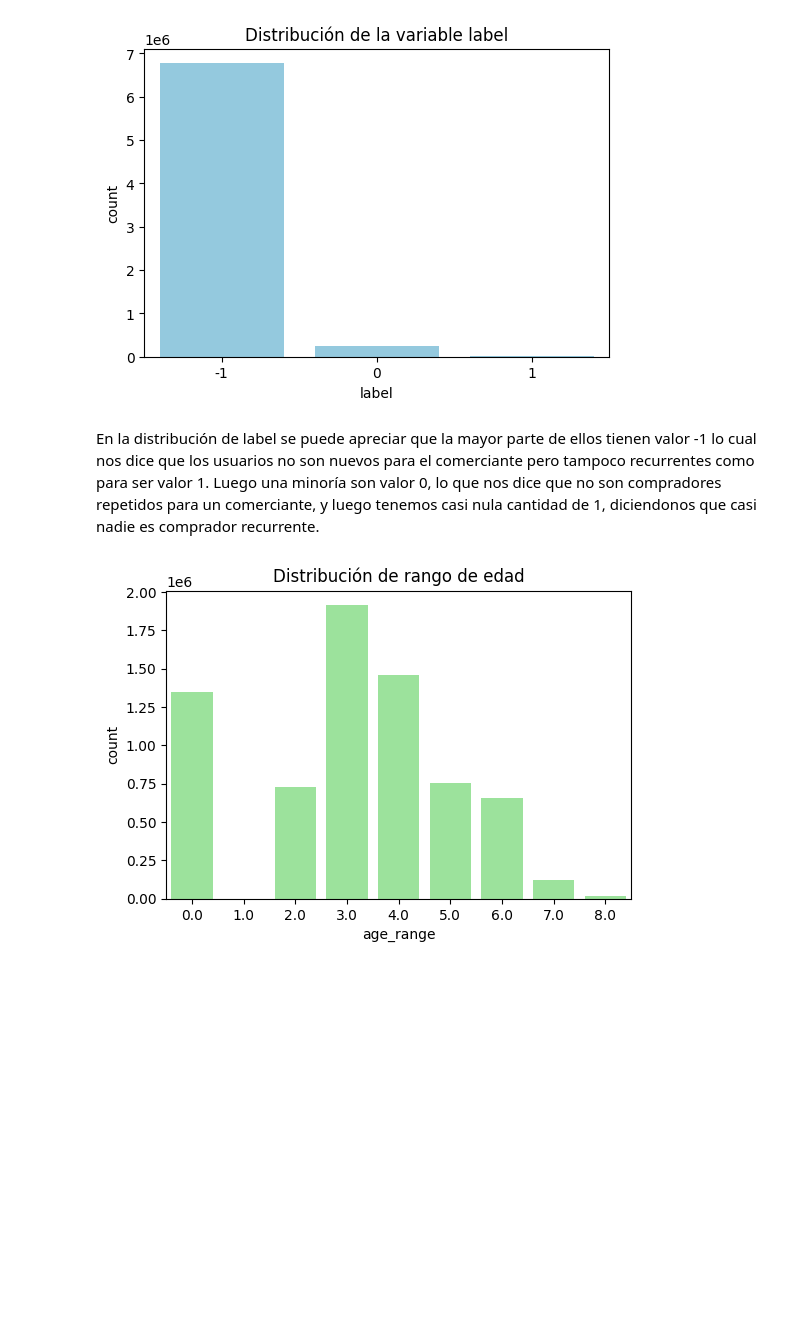
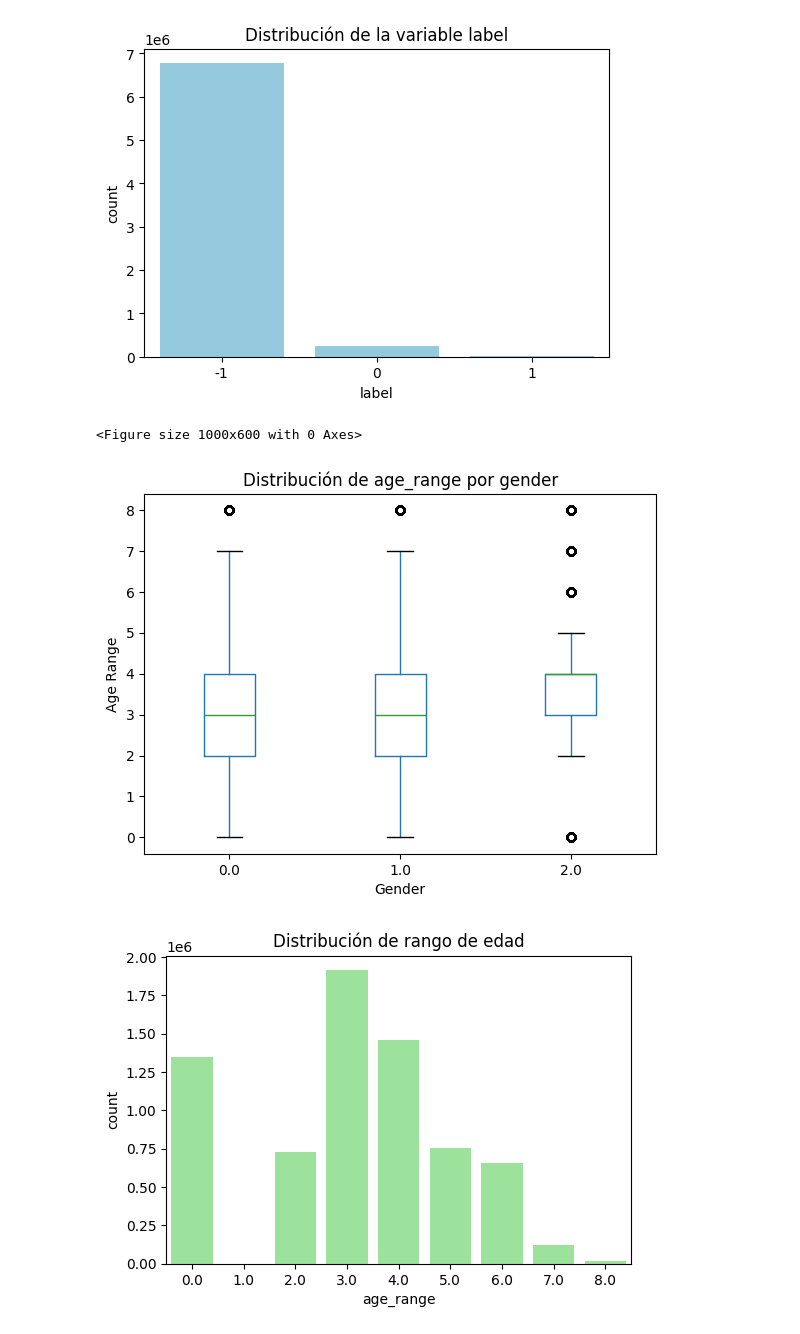
Before and after one commit to Dahernandezsilve/P2DataScience, a Jupyter notebook: Proyecto2.ipynb, the cells around one changed output. Cells and saved outputs as stored; diff of their text form; code cells hidden in the pictures; blank space fills up the shorter version.

```diff
--- a/Proyecto2.ipynb
+++ b/Proyecto2.ipynb
@@ -265,8 +284,17 @@ plt.title('Distribución de la variable label')
 plt.show()
 # %% [output]
 [figure]
-# %% [markdown]
-En la distribución de label se puede apreciar que la mayor parte de ellos tienen valor -1 lo cual nos dice que los usuarios no son nuevos para el comerciante pero tampoco recurrentes como para ser valor 1. Luego una minoría son valor 0, lo que nos dice que no son compradores repetidos para un comerciante, y luego tenemos casi nula cantidad de 1, diciendonos que casi nadie es comprador recurrente.
+# %%
+plt.figure(figsize=(10,6))
+dataTrain_activity_clean.boxplot(column='age_range', by='gender', grid=False)
+plt.title('Distribución de age_range por gender')
+plt.suptitle('')
+plt.xlabel('Gender')
+plt.ylabel('Age Range')
+plt.show()
+# %% [output]
+<Figure size 1000x600 with 0 Axes>
+[figure, added]
 # %%
 plt.figure(figsize=(6,4))
 sns.countplot(x='age_range', data=dataTrain, color='lightgreen')
```
Also changed, not shown: parts of 4 cells of this notebook.
